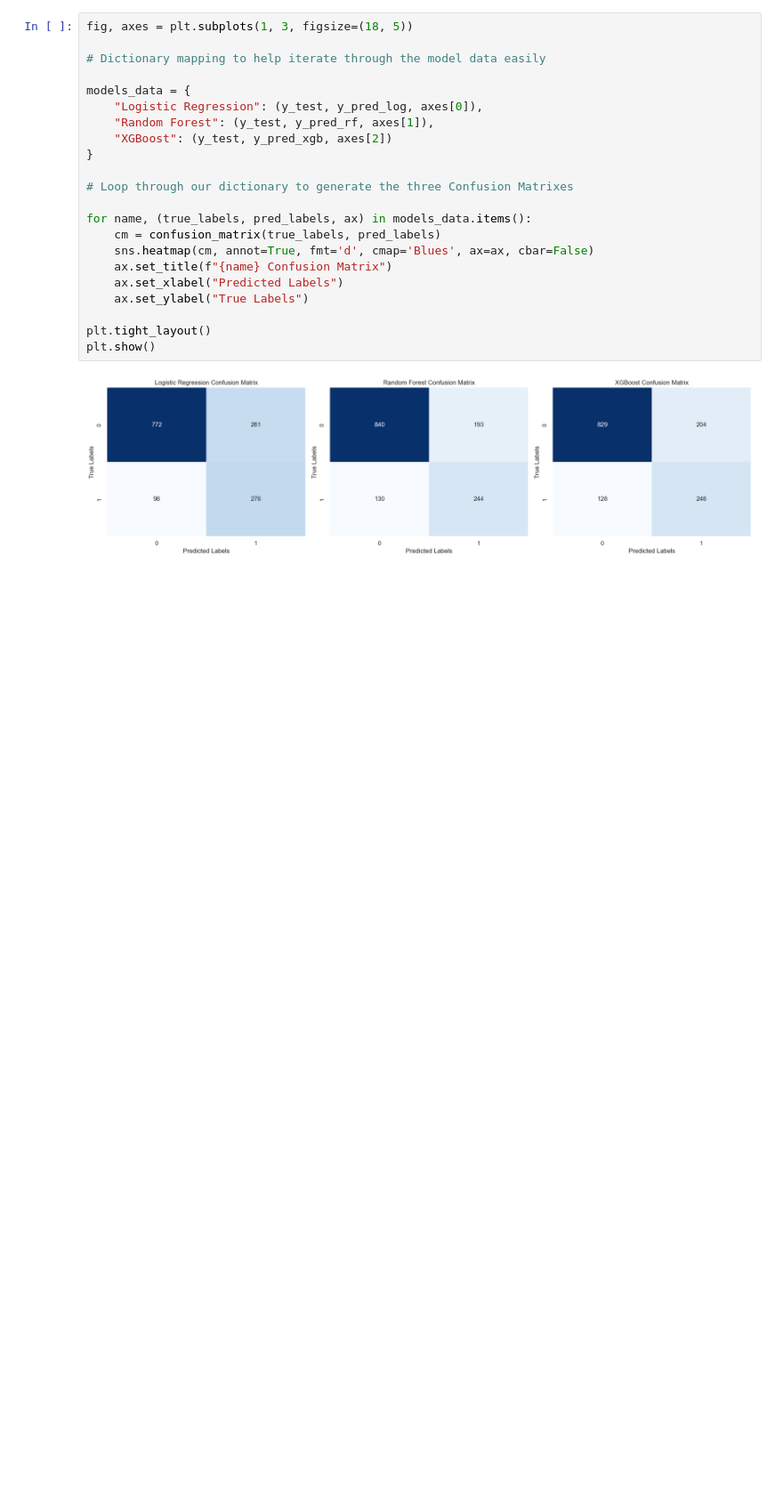
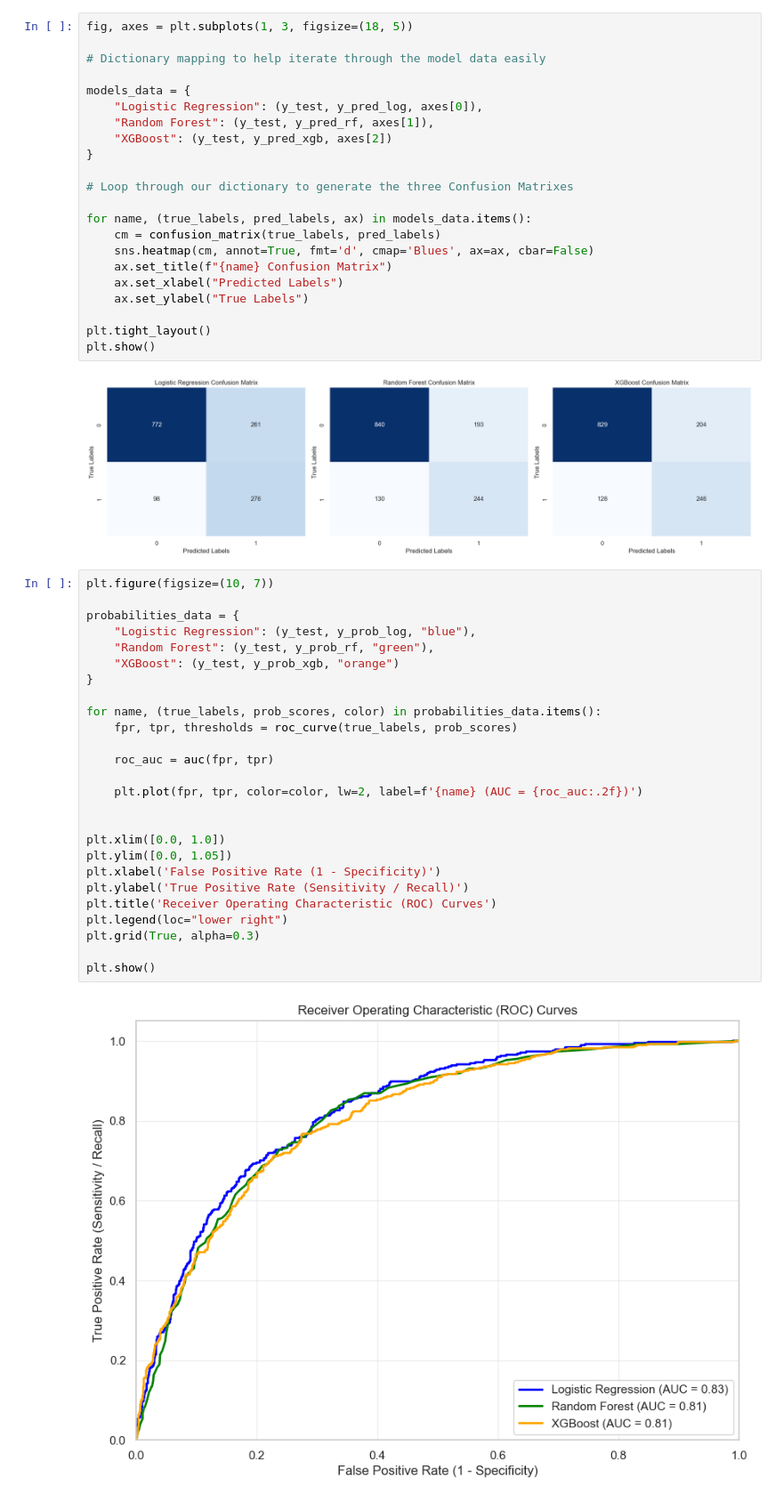
Before and after one commit to SymRaza/Customer-Churn-Predictor, a Jupyter notebook: churn_predictor.ipynb, the cells around one changed output. Shown at 89% size. Cells and saved outputs as stored; diff of their text form; blank space fills up the shorter version.

Commit message:
Added ROC curve - final modification before completion

```diff
--- a/churn_predictor.ipynb
+++ b/churn_predictor.ipynb
@@ -222,3 +231,31 @@ plt.tight_layout()
 plt.show()
 # %% [output]
 [figure]
+# %%
+plt.figure(figsize=(10, 7))
+
+probabilities_data = {
+    "Logistic Regression": (y_test, y_prob_log, "blue"),
+    "Random Forest": (y_test, y_prob_rf, "green"),
+    "XGBoost": (y_test, y_prob_xgb, "orange")
+}
+
+for name, (true_labels, prob_scores, color) in probabilities_data.items():
+    fpr, tpr, thresholds = roc_curve(true_labels, prob_scores)
+
+    roc_auc = auc(fpr, tpr)
+
+    plt.plot(fpr, tpr, color=color, lw=2, label=f'{name} (AUC = {roc_auc:.2f})')
+
+
+plt.xlim([0.0, 1.0])
+plt.ylim([0.0, 1.05])
+plt.xlabel('False Positive Rate (1 - Specificity)')
+plt.ylabel('True Positive Rate (Sensitivity / Recall)')
+plt.title('Receiver Operating Characteristic (ROC) Curves')
+plt.legend(loc="lower right")
+plt.grid(True, alpha=0.3)
+
+plt.show()
+# %% [output]
+[figure, added]
```
Also changed, not shown: parts of 4 cells of this notebook.
